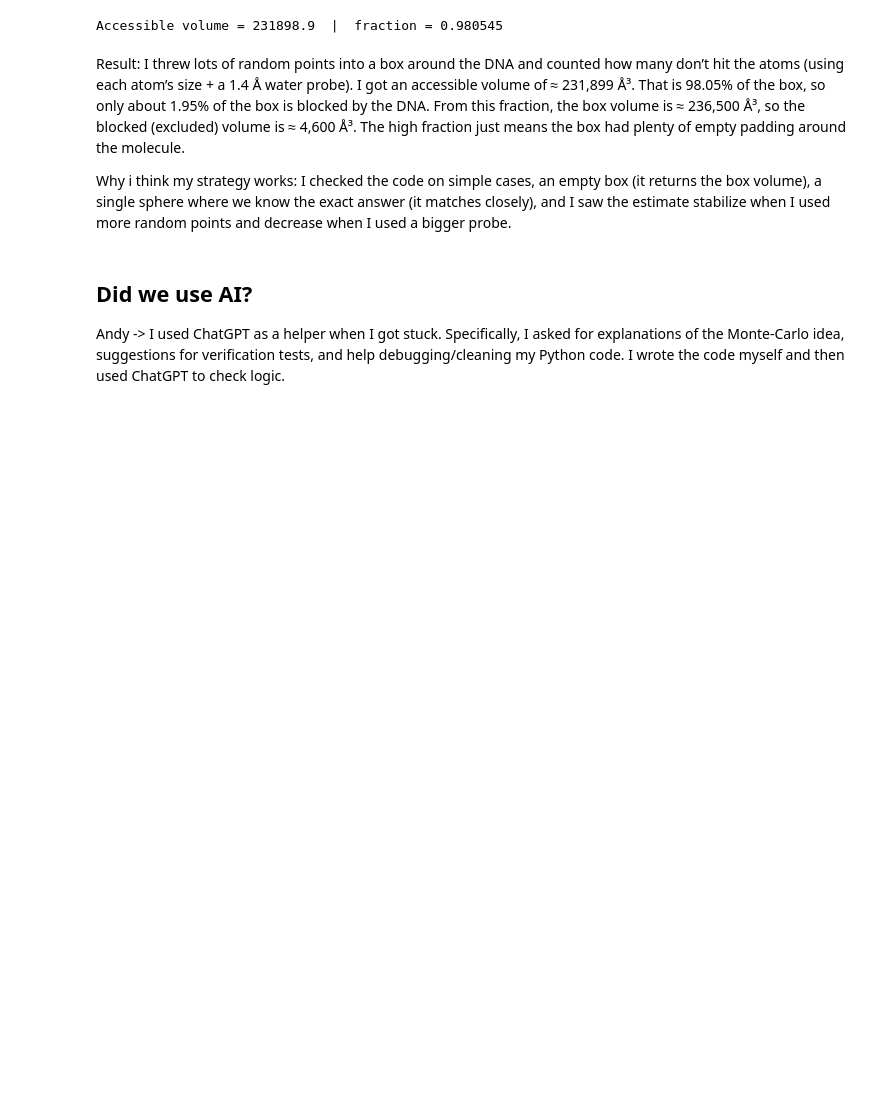
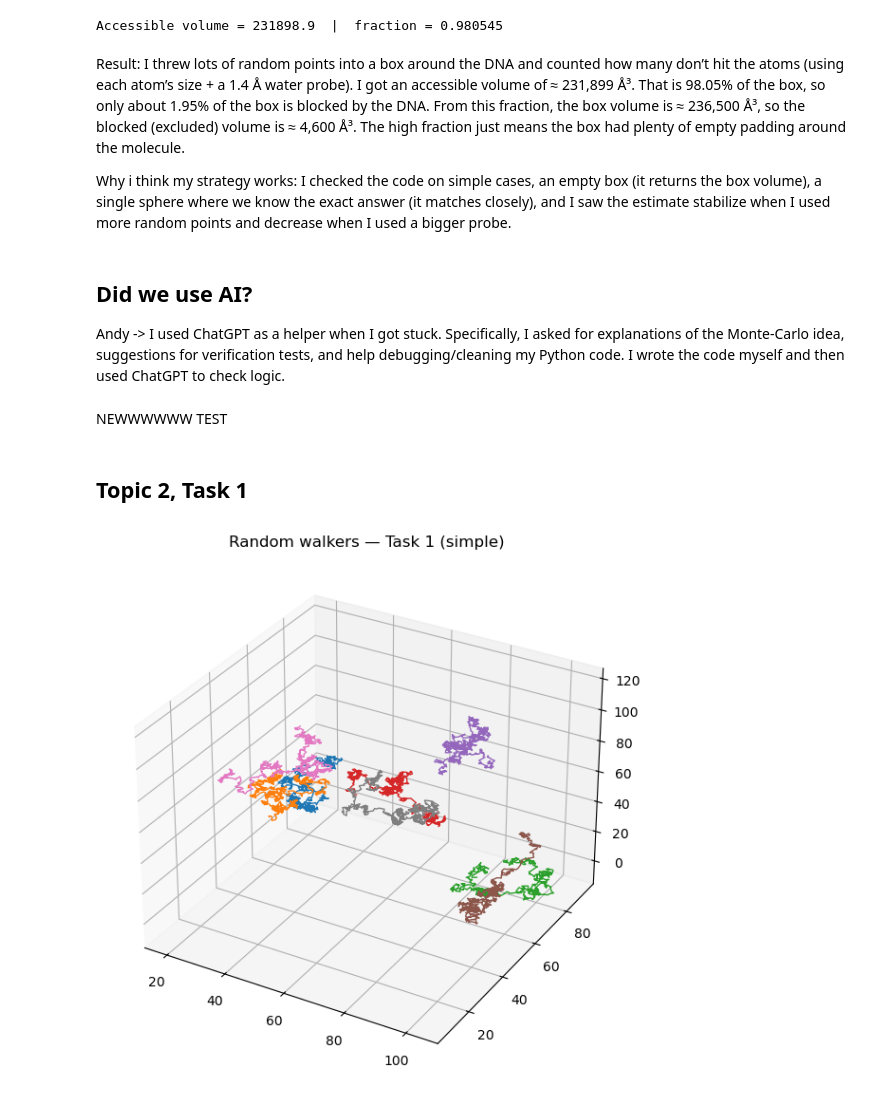
Before and after one commit to Andy9837/Project3-MOD300, a Jupyter notebook: project3.ipynb, the cells around one changed output. Saved outputs shown, nothing was run; the diff lists cells and outputs as text; code cells hidden in the pictures; blank space fills up the shorter version.

```diff
--- a/project3.ipynb
+++ b/project3.ipynb
@@ -334,3 +334,13 @@ Why i think my strategy works: I checked the code on simple cases, an empty box
 ## Did we use AI?
 
 Andy -> I used ChatGPT as a helper when I got stuck. Specifically, I asked for explanations of the Monte-Carlo idea, suggestions for verification tests, and help debugging/cleaning my Python code. I wrote the code myself and then used ChatGPT to check logic.
+# %% [markdown]
+NEWWWWWW TEST
+# %% [markdown]
+## Topic 2, Task 1
+# %%
+from main import task1, plot_paths_task1
+task1()          # prints/returns shape
+plot_paths_task1()  # renders Task 1 figure
+# %% [output]
+[figure, added]
```
Also changed, not shown: parts of 14 cells of this notebook, 2 other files.
